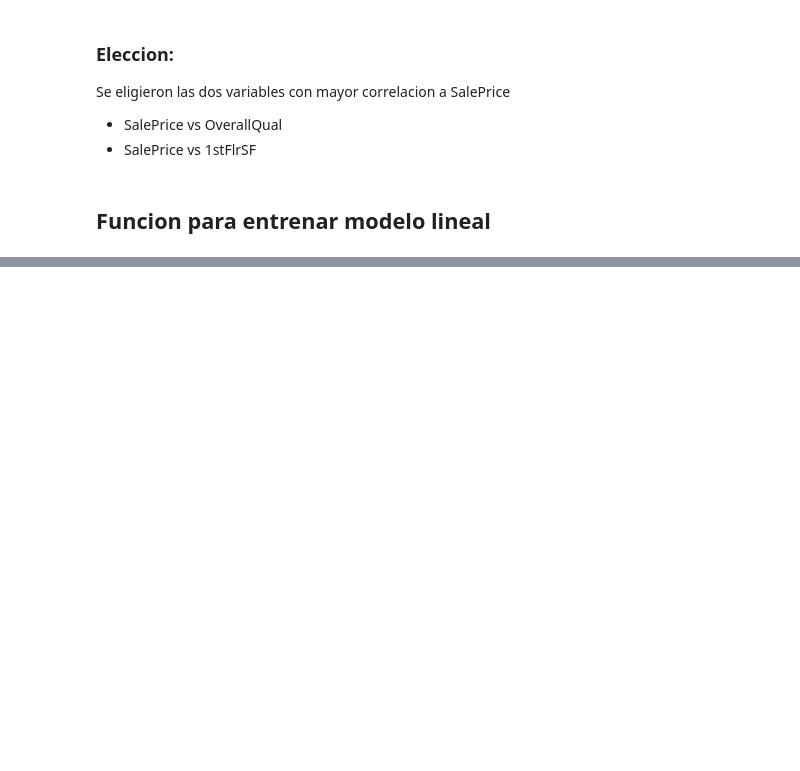
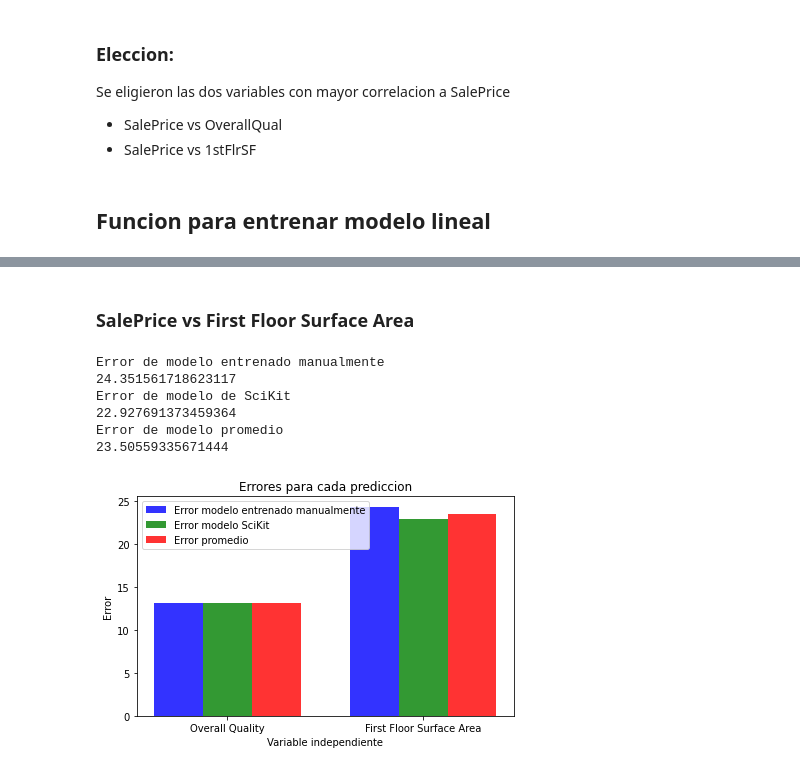
Before and after one commit to alphamander/proyecto_ciencias_de_datos_python, a Jupyter notebook: proyecto_ciencias_de_datos_python.ipynb, the cells around one changed output, grey strips where cells are left out. Drawn from its saved outputs; the diff is of its cells as text; code cells hidden in the pictures; blank space fills up the shorter version.

```diff
--- a/proyecto_ciencias_de_datos_python.ipynb
+++ b/proyecto_ciencias_de_datos_python.ipynb
@@ -211,0 +378,62 @@ m: 1.4163500239197436e+250, b: 1.0970241028432702e+247
+# %% [markdown]
+### SalePrice vs First Floor Surface Area
+# %%
+#y de entrenamiento, convertir a vector escalado 1/10000
+yTestSP = testSet[:,0].reshape(-1,1)/10000
+#x de entrenamiento para OverallQual, convertir a vector
+xTestOQ = testSet[:,2].reshape(-1,1)
+rM2Manual, rM2SK, rM2Mean = probarModelo(xTestOQ, modeloM2, modeloSK2)
+print("Error de modelo entrenado manualmente")
+errM2Manual = errorDis(yTestSP, rM2Manual)
+print(errM2Manual)
+print("Error de modelo de SciKit")
+errM2SK = errorDis(yTestSP, rM2SK)
+print(errM2SK)
+print("Error de modelo promedio")
+errM2Mean = errorDis(yTestSP, rM2Mean)
+print(errM2Mean)
+# %% [output]
+Error de modelo entrenado manualmente
+24.351561718623117
+Error de modelo de SciKit
+22.927691373459364
+Error de modelo promedio
+23.50559335671444
+# %%
+# data to plot
+n_groups = 2
+errManual = (errM1Manual, errM2Manual)
+errSK = (errM1SK, errM2SK)
+errMean = (errM1Mean, errM2Mean)
+
+# create plot
+fig, ax = plt.subplots()
+index = np.arange(n_groups)
+bar_width = 0.25
+opacity = 0.8
+
+rects1 = plt.bar(index, errManual, bar_width,
+alpha=opacity,
+color='b',
+label='Error modelo entrenado manualmente')
+
+rects2 = plt.bar(index + bar_width, errSK, bar_width,
+alpha=opacity,
+color='g',
+label='Error modelo SciKit')
+
+rects3 = plt.bar(index + 2*bar_width, errMean, bar_width,
+alpha=opacity,
+color='r',
+label='Error promedio')
+
+plt.xlabel('Variable independiente')
+plt.ylabel('Error')
+plt.title('Errores para cada prediccion')
+plt.xticks(index + bar_width, ('Overall Quality', 'First Floor Surface Area'))
+plt.legend()
+
+plt.tight_layout()
+plt.show()
+# %% [output]
+[figure, added]
```
Also changed, not shown: parts of 16 cells of this notebook.
